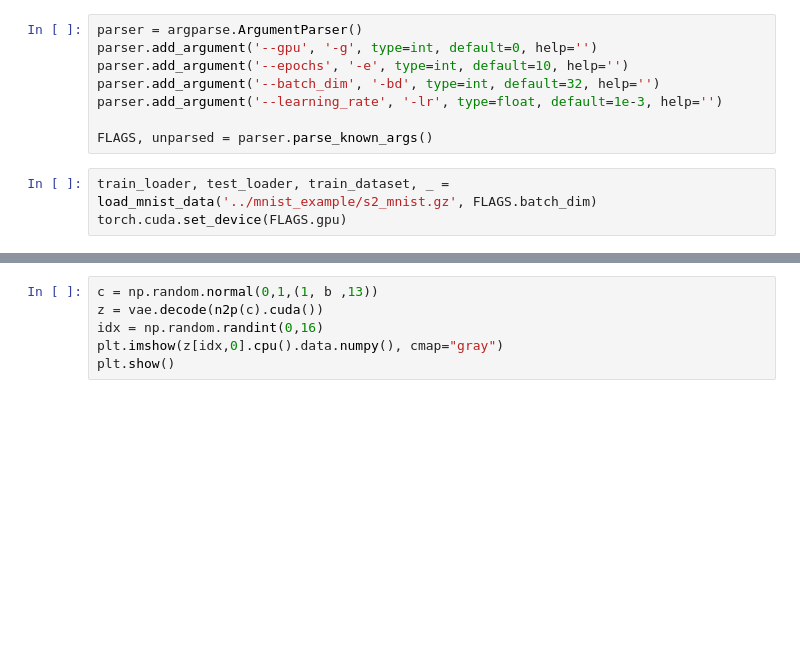
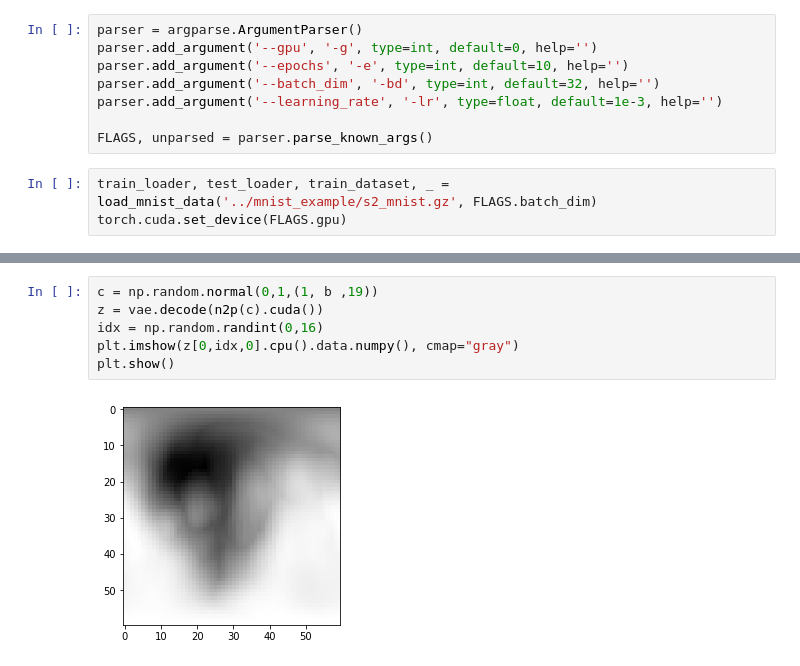
Before and after one commit to pimdh/lie-vae, a Jupyter notebook: vae/vae_classes_prototype.ipynb, the cells around one changed output, grey strips where cells are left out. Cells and saved outputs as stored; diff of their text form; blank space fills up the shorter version.

```diff
--- a/vae/vae_classes_prototype.ipynb
+++ b/vae/vae_classes_prototype.ipynb
@@ -100,8 +111,10 @@ plt.show()
 # %%
-c = np.random.normal(0,1,(1, b ,13))
+c = np.random.normal(0,1,(1, b ,19))
 z = vae.decode(n2p(c).cuda())
 idx = np.random.randint(0,16)
-plt.imshow(z[idx,0].cpu().data.numpy(), cmap="gray")
+plt.imshow(z[0,idx,0].cpu().data.numpy(), cmap="gray")
 plt.show()
+# %% [output]
+[figure, added]
 # %%
 vae.log_likelihood(images.cuda(FLAGS.gpu), n=2)
```
Also changed, not shown: parts of 6 cells of this notebook, 3 other files.
